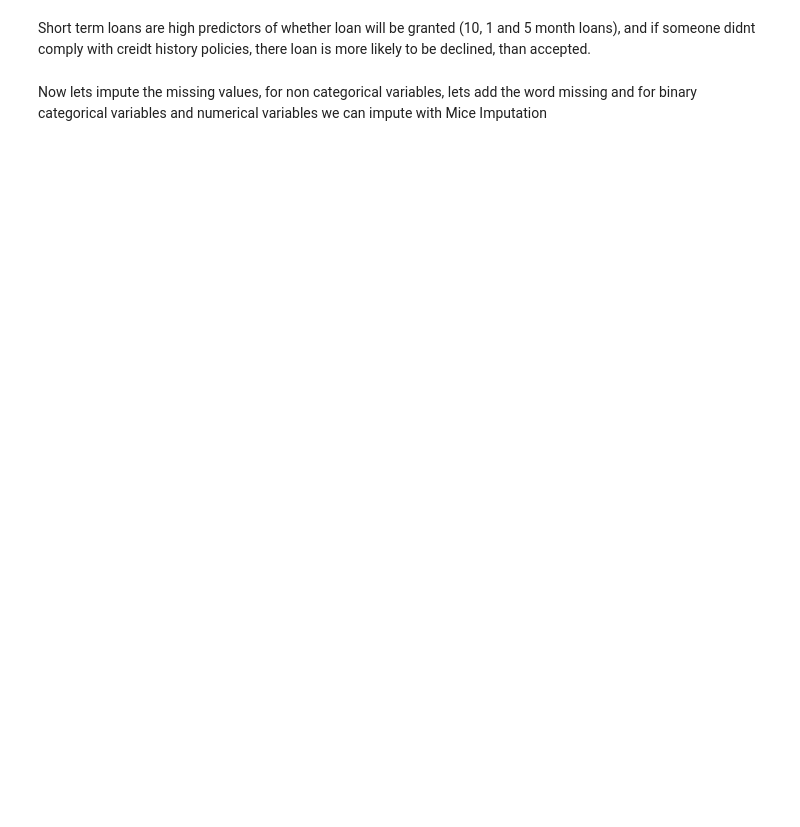
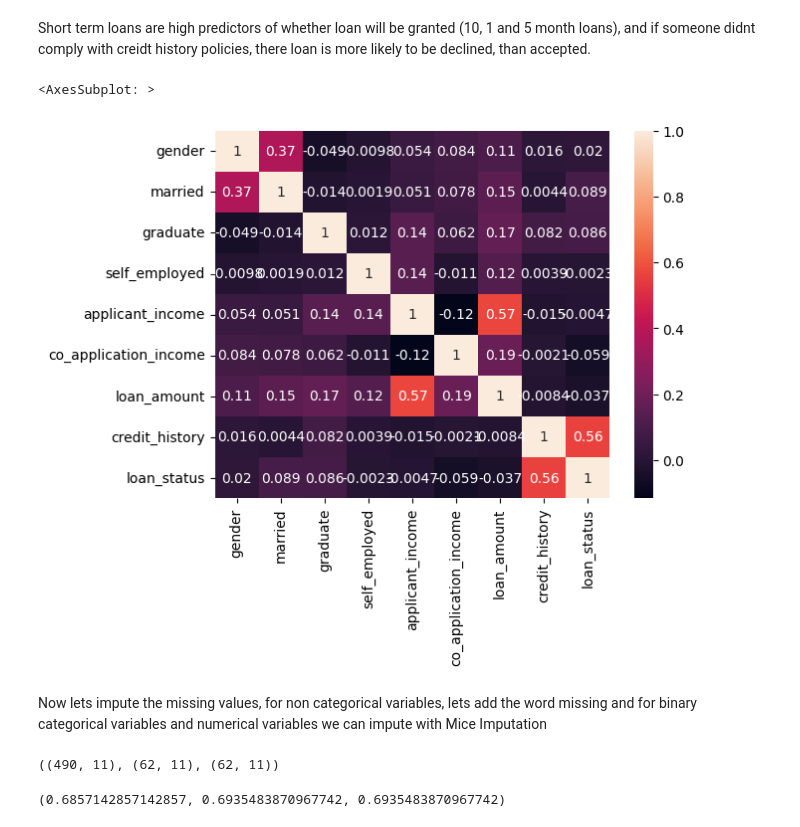
Before and after one commit to Nakulbajaj101/mlzoomcamp-capstone-loan-prediction, a Jupyter notebook: notebooks/data_exploration.ipynb, the cells around one changed output. Saved outputs shown, nothing was run; the diff lists cells and outputs as text; code cells hidden in the pictures; blank space fills up the shorter version.

```diff
--- a/notebooks/data_exploration.ipynb
+++ b/notebooks/data_exploration.ipynb
@@ -427,7 +428,7 @@ for cols in num_missing:
 # %%
 # Lets run feature importance by using global loan approval rate
 # %%
-global_loan_approval_rate = round(df[target].map({'y':1, 'n':0}).mean(),4)
+global_loan_approval_rate = round(df[target].mean(),4)
 print(global_loan_approval_rate)
 # %% [output]
 0.6873
@@ -436,7 +437,7 @@ print(global_loan_approval_rate)
 feature_importances = []
 for cols in cat_cols:
     for idx in df[cols].unique():
-        loan_approval_rate = round(df[df[cols] == idx][target].map({'y':1, 'n':0}).mean(),4)
+        loan_approval_rate = round(df[df[cols] == idx][target].mean(),4)
 
         feature_importance = abs(global_loan_approval_rate - loan_approval_rate)
         risk_ratio = round(loan_approval_rate/global_loan_approval_rate,4)
@@ -468,5 +488,12 @@ feature_importance_df.sort_values(by='risk_ratio', ascending=False)
 # %% [markdown]
 Short term loans are high predictors of whether loan will be granted (10, 1 and 5 month loans), and if someone didnt comply with creidt history policies, there loan is more likely to be declined, than accepted.
+# %%
+# Lets look at the correlation plots, and see if any numerical columns are correlated
+
+sns.heatmap(df[[cols for cols in df if cols not in  [id_col]]].corr(), annot=True)
+# %% [output]
+<AxesSubplot: >
+[figure, added]
 # %% [markdown]
 Now lets impute the missing values, for non categorical variables, lets add the word missing and for binary categorical variables and numerical variables we can impute with Mice Imputation
 # %%
@@ -479 +513,9 @@ from feature_engine.encoding import OneHotEncoder, RareLabelEncoder
+# %%
+X_train.shape, X_test.shape, X_val.shape
+# %% [output]
+((490, 11), (62, 11), (62, 11))
+# %%
+y_train.mean(), y_test.mean(), y_val.mean()
+# %% [output]
+(0.6857142857142857, 0.6935483870967742, 0.6935483870967742)
 # %%
```
Also changed, not shown: parts of 72 cells of this notebook, 12 other files.
